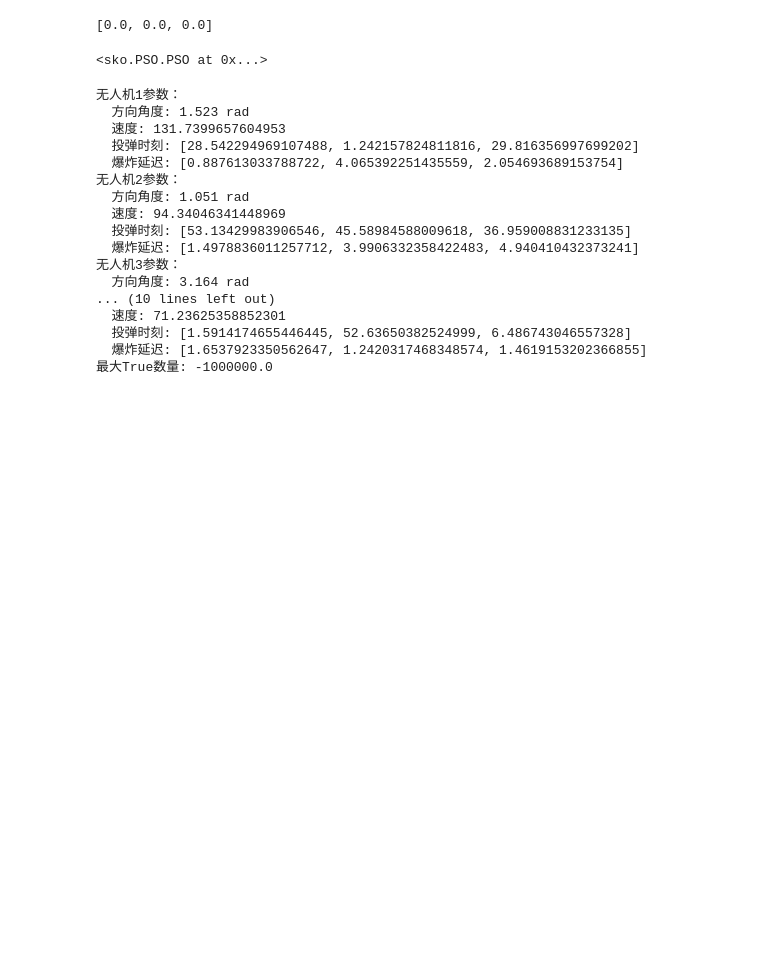
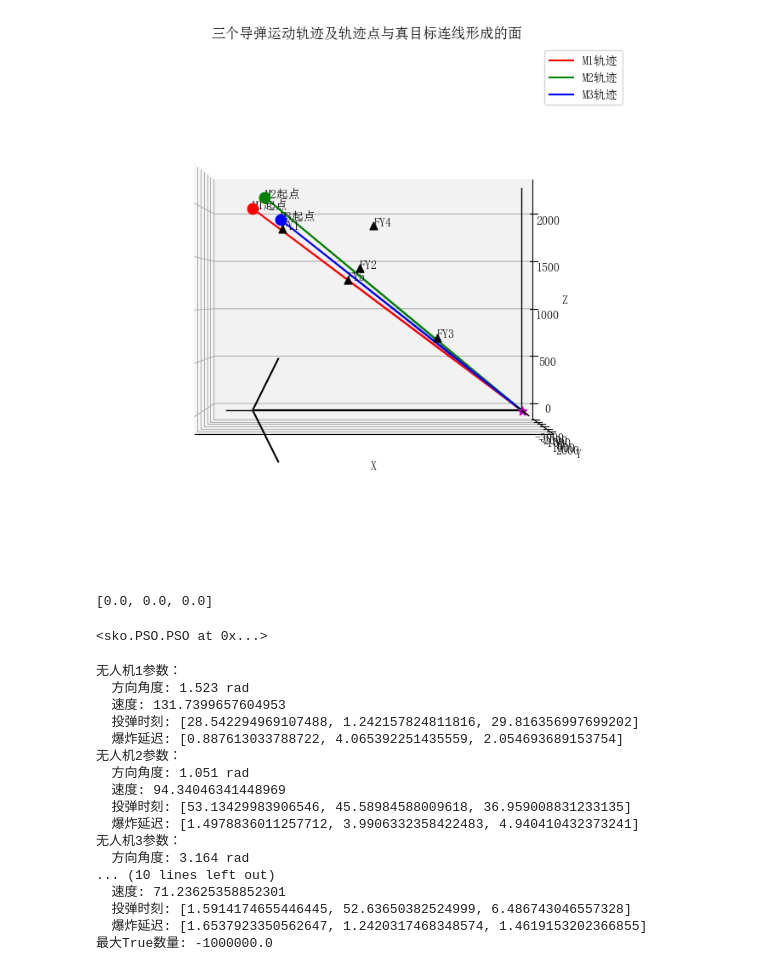
Before and after one commit to lumen183/2025A_practice, a Jupyter notebook: solution05.ipynb, the cells around one changed output. Cells and saved outputs as stored; diff of their text form; code cells hidden in the pictures; blank space fills up the shorter version.

```diff
--- a/solution05.ipynb
+++ b/solution05.ipynb
@@ -70,3 +74,53 @@ plt.show()
+# %%
+missile_v = 300  # m/s
+t_list = np.linspace(0, 50, 401)  # 0~60s, 每秒一个点
+
+fig = plt.figure(figsize=(10, 8))
+ax = fig.add_subplot(111, projection='3d')
+
+colors = ['r', 'g', 'b']
+labels = ['M1', 'M2', 'M3']
+
+for i in range(3):
+    # 导弹方向（指向假目标原点）
+    missile_dir = (np.array([0, 0, 0]) - missile_starts[i]) / np.linalg.norm(np.array([0, 0, 0]) - missile_starts[i])
+    # 轨迹
+    traj = missile_starts[i][:, np.newaxis] + missile_v * t_list * missile_dir[:, np.newaxis]
+    ax.plot(traj[0], traj[1], traj[2], color=colors[i], label=f'{labels[i]}轨迹')
+    # 起点标记
+    ax.scatter(missile_starts[i][0], missile_starts[i][1], missile_starts[i][2], color=colors[i], marker='o', s=80)
+    ax.text(missile_starts[i][0], missile_starts[i][1], missile_starts[i][2], f'{labels[i]}起点', fontsize=10)
+    # 轨迹上的每一点与真目标连线（形成面）
+    for j in range(0, len(t_list), 20):  # 每隔20个点画一条连线，避免太密集
+        ax.plot([traj[0][j], true_target[0]], [traj[1][j], true_target[1]], [traj[2][j], true_target[2]],
+                color=colors[i], linestyle=':', alpha=0.3)
+
+# 坐标原点标记
+for i in range(5):
+    ax.scatter(drone_pos[i][0], drone_pos[i][1], drone_pos[i][2], color='k', marker='^', s=40)
+    ax.text(drone_pos[i][0], drone_pos[i][1], drone_pos[i][2], f'FY{i+1}', fontsize=10)
+ax.scatter(0, 0, 0, color='k', marker='*')
+ax.text(0, 0, 0, s=' ', fontsize=10)
+
+# 真目标标记
+ax.scatter(true_target[0], true_target[1], true_target[2], color='m', marker='*', s=60)
+ax.plot([0, 22000], [0, 0], [0, 0], color='k', linestyle='-', linewidth=1)  # X轴
+ax.plot([0, 0], [-2500, 2500], [0, 0], color='k', linestyle='-', linewidth=1)  # Y轴
+ax.plot([0, 0], [0, 0], [0, 2200], color='k', linestyle='-', linewidth=1)  # Z轴
+ax.set_xticks([5000, 10000, 15000, 20000])
+ax.quiver(0,0,0,20000,0,0,color='k',arrow_length_ratio=0.1, linewidth=1.5)
+ax.quiver(0,0,0,0,2000,0,color='k',arrow_length_ratio=0.0001, linewidth=1.5)
+ax.set_xticks([])
+#ax.set_zticks([])
+ax.set_xlabel('X')
+ax.set_ylabel('Y')
+ax.set_zlabel('Z')
+ax.set_title('三个导弹运动轨迹及轨迹点与真目标连线形成的面')
+ax.legend()
+ax.view_init(elev=0, azim=90)
+plt.show()
+# %% [output]
+[figure, added]
 # %%
 # 总有效遮蔽时间
 missile_pos = np.array([
```
Also changed, not shown: parts of 1 cell of this notebook, 5 other files.
